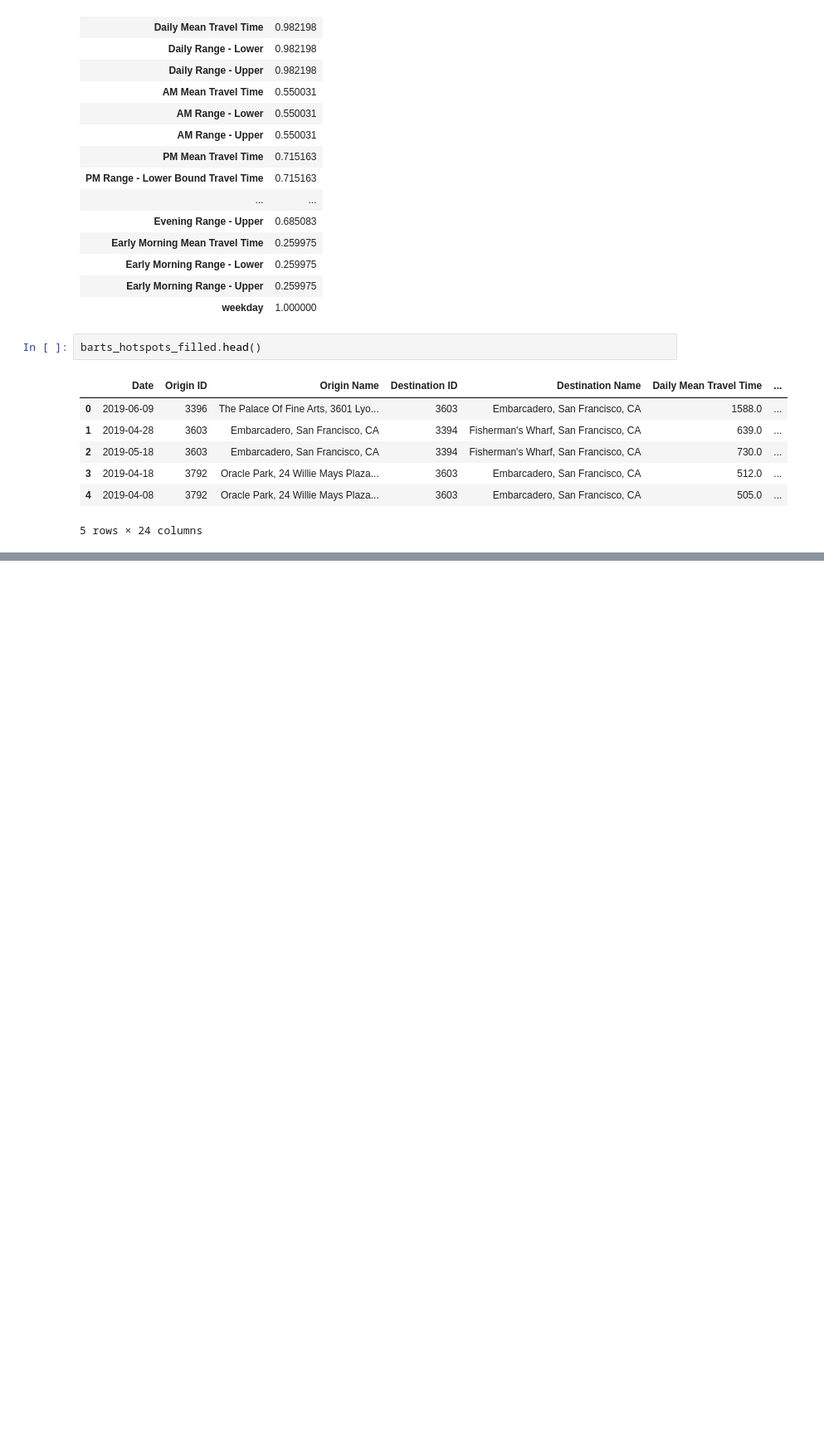
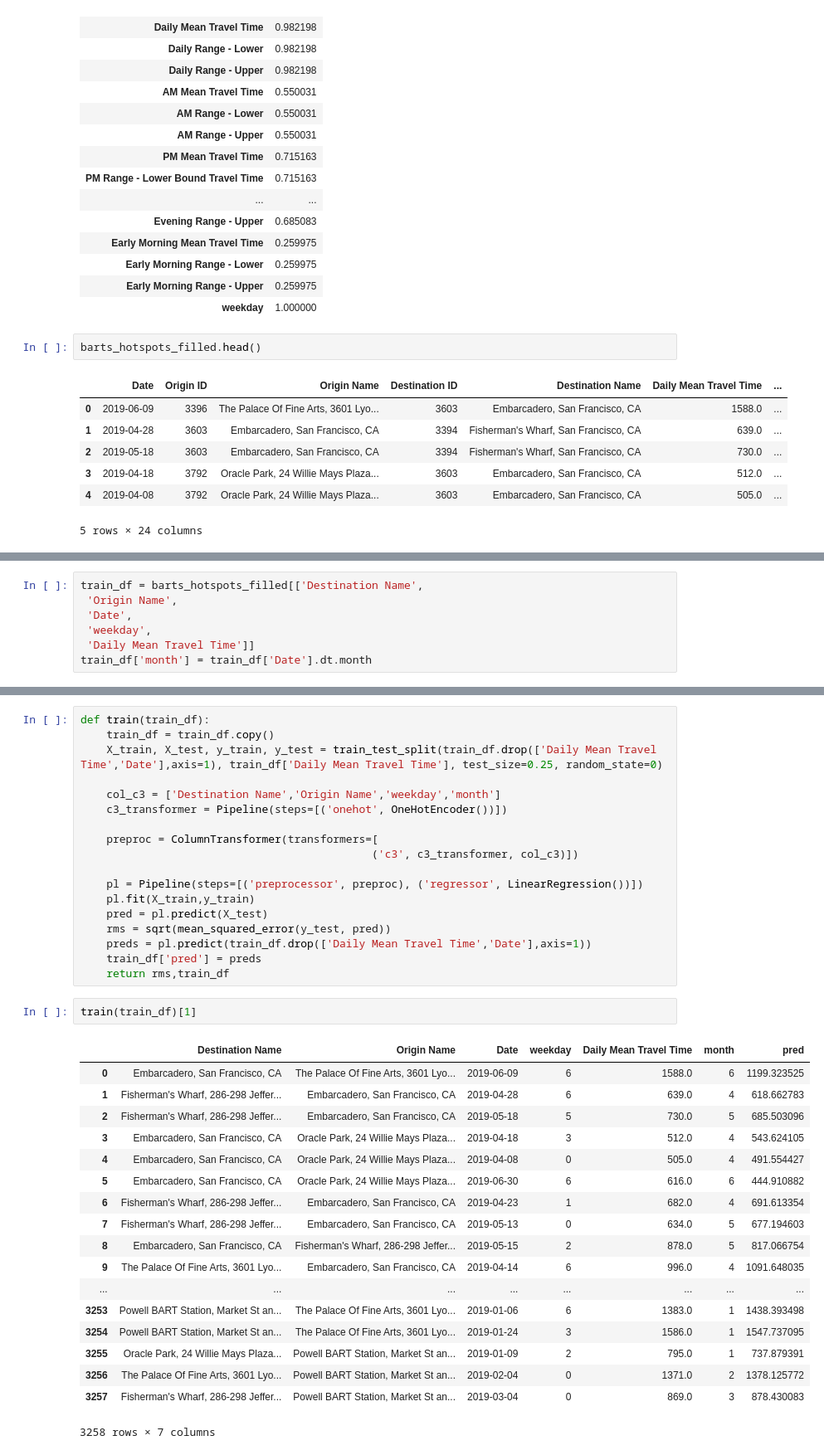
Before and after one commit to Xiao-Wang-UCSD/data_hack_2020, a Jupyter notebook: EDA.ipynb, the cells around one changed output, grey strips where cells are left out. Shown: that part at 83% size. Cells and saved outputs as stored; diff of their text form; blank space fills up the shorter version.

```diff
--- a/EDA.ipynb
+++ b/EDA.ipynb
@@ -197,0 +396,7 @@ sample('xx','xxx')
+# %%
+train_df = barts_hotspots_filled[['Destination Name',
+ 'Origin Name',
+ 'Date',
+ 'weekday',
+ 'Daily Mean Travel Time']]
+train_df['month'] = train_df['Date'].dt.month
@@ -197,0 +412,39 @@ sample('xx','xxx')
+# %%
+def train(train_df):
+    train_df = train_df.copy()
+    X_train, X_test, y_train, y_test = train_test_split(train_df.drop(['Daily Mean Travel Time','Date'],axis=1), train_df['Daily Mean Travel Time'], test_size=0.25, random_state=0)
+
+    col_c3 = ['Destination Name','Origin Name','weekday','month']
+    c3_transformer = Pipeline(steps=[('onehot', OneHotEncoder())])
+
+    preproc = ColumnTransformer(transformers=[
+                                             ('c3', c3_transformer, col_c3)])
+
+    pl = Pipeline(steps=[('preprocessor', preproc), ('regressor', LinearRegression())])
+    pl.fit(X_train,y_train)
+    pred = pl.predict(X_test)
+    rms = sqrt(mean_squared_error(y_test, pred))
+    preds = pl.predict(train_df.drop(['Daily Mean Travel Time','Date'],axis=1))
+    train_df['pred'] = preds
+    return rms,train_df
+# %%
+train(train_df)[1]
+# %% [output]
+|  | Destination Name | Origin Name | Date | weekday | Daily Mean Travel Time | month | pred |
+| 0 | Embarcadero, San Francisco, CA | The Palace Of Fine Arts, 3601 Lyo... | 2019-06-09 | 6 | 1588.0 | 6 | 1199.323525 |
+| 1 | Fisherman's Wharf, 286-298 Jeffer... | Embarcadero, San Francisco, CA | 2019-04-28 | 6 | 639.0 | 4 | 618.662783 |
+| 2 | Fisherman's Wharf, 286-298 Jeffer... | Embarcadero, San Francisco, CA | 2019-05-18 | 5 | 730.0 | 5 | 685.503096 |
+| 3 | Embarcadero, San Francisco, CA | Oracle Park, 24 Willie Mays Plaza... | 2019-04-18 | 3 | 512.0 | 4 | 543.624105 |
+| 4 | Embarcadero, San Francisco, CA | Oracle Park, 24 Willie Mays Plaza... | 2019-04-08 | 0 | 505.0 | 4 | 491.554427 |
+| 5 | Embarcadero, San Francisco, CA | Oracle Park, 24 Willie Mays Plaza... | 2019-06-30 | 6 | 616.0 | 6 | 444.910882 |
+| 6 | Fisherman's Wharf, 286-298 Jeffer... | Embarcadero, San Francisco, CA | 2019-04-23 | 1 | 682.0 | 4 | 691.613354 |
+| 7 | Fisherman's Wharf, 286-298 Jeffer... | Embarcadero, San Francisco, CA | 2019-05-13 | 0 | 634.0 | 5 | 677.194603 |
+| 8 | Embarcadero, San Francisco, CA | Fisherman's Wharf, 286-298 Jeffer... | 2019-05-15 | 2 | 878.0 | 5 | 817.066754 |
+| 9 | The Palace Of Fine Arts, 3601 Lyo... | Embarcadero, San Francisco, CA | 2019-04-14 | 6 | 996.0 | 4 | 1091.648035 |
+| ... | ... | ... | ... | ... | ... | ... | ... |
+| 3253 | Powell BART Station, Market St an... | The Palace Of Fine Arts, 3601 Lyo... | 2019-01-06 | 6 | 1383.0 | 1 | 1438.393498 |
+| 3254 | Powell BART Station, Market St an... | The Palace Of Fine Arts, 3601 Lyo... | 2019-01-24 | 3 | 1586.0 | 1 | 1547.737095 |
+| 3255 | Oracle Park, 24 Willie Mays Plaza... | Powell BART Station, Market St an... | 2019-01-09 | 2 | 795.0 | 1 | 737.879391 |
+| 3256 | The Palace Of Fine Arts, 3601 Lyo... | Powell BART Station, Market St an... | 2019-02-04 | 0 | 1371.0 | 2 | 1378.125772 |
+| 3257 | Fisherman's Wharf, 286-298 Jeffer... | Powell BART Station, Market St an... | 2019-03-04 | 0 | 869.0 | 3 | 878.430083 |
+3258 rows × 7 columns
```
Also changed, not shown: parts of 20 cells of this notebook, 3 other files.
